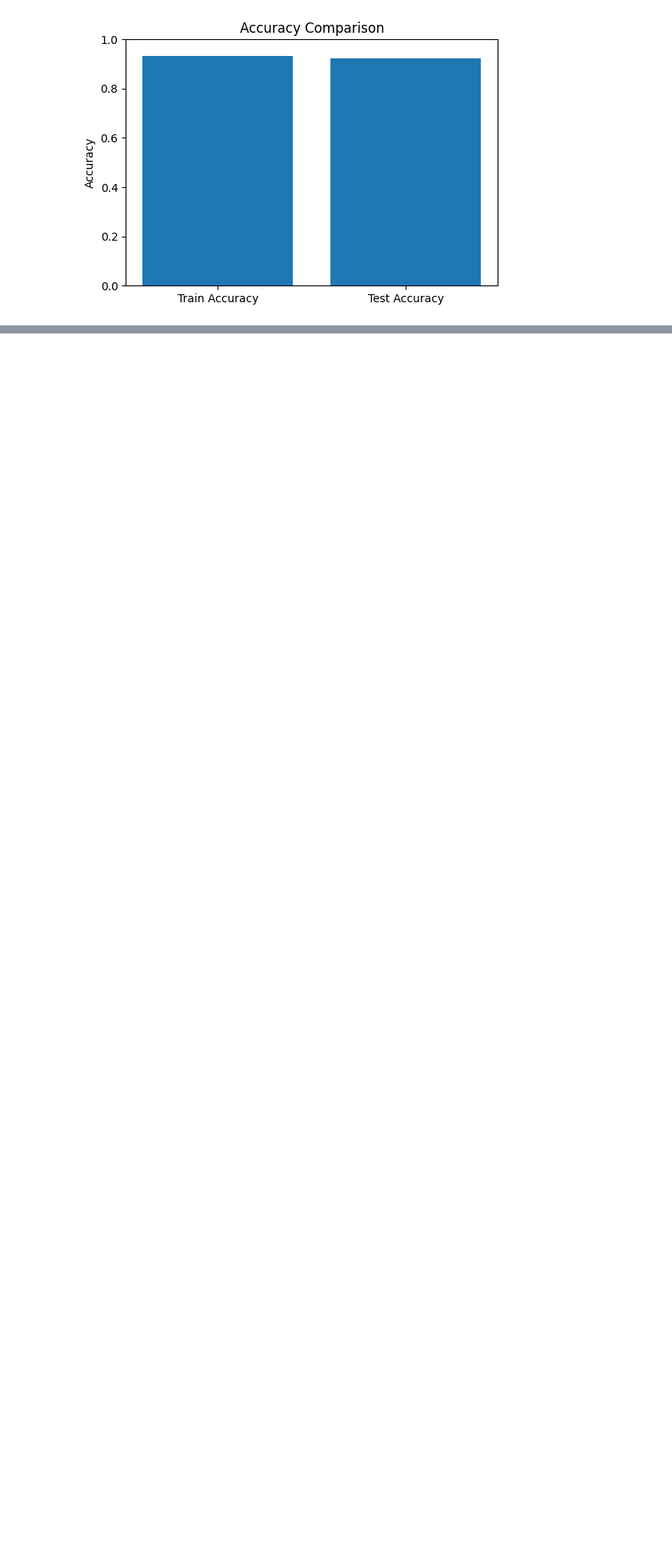
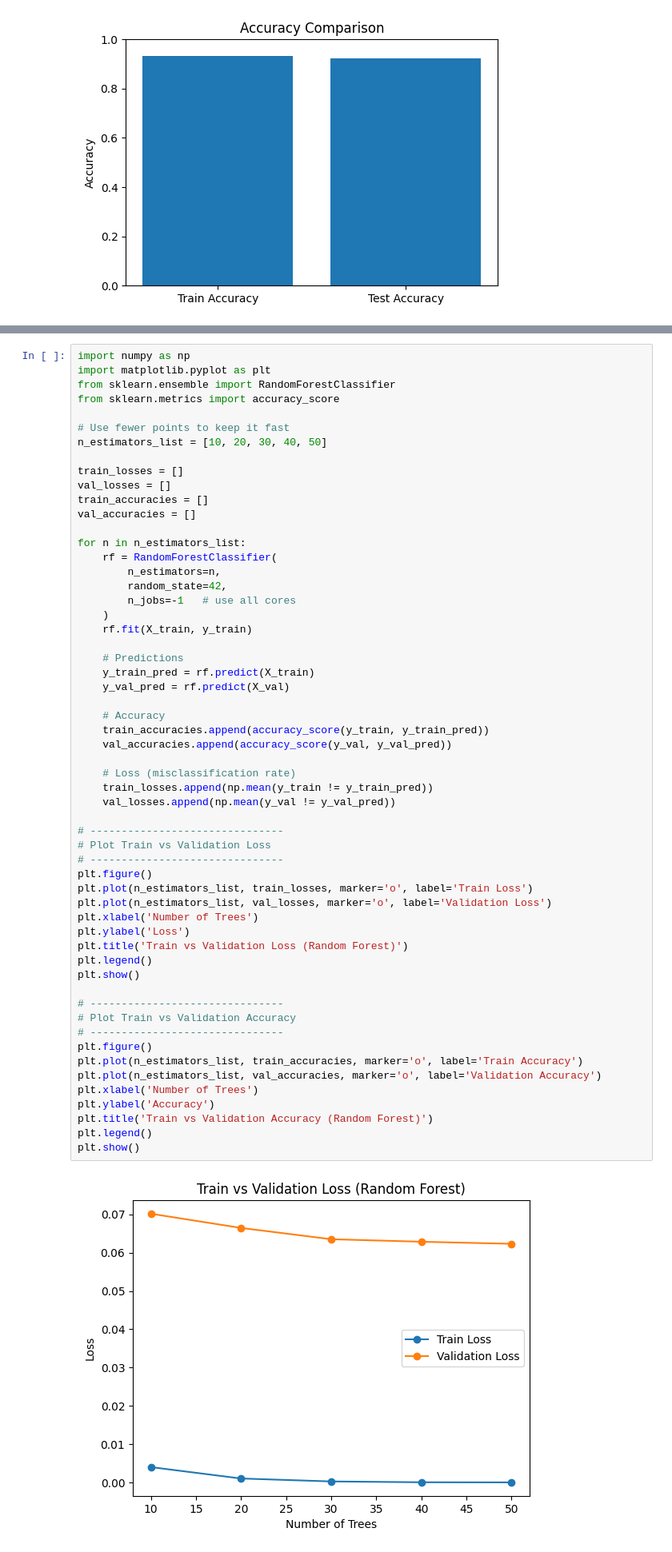
Before and after one commit to surya211099/DetectingPhishingEmail, a Jupyter notebook: DetectPhishingMail.ipynb, the cells around one changed output, grey strips where cells are left out. Shown at 80% size. Cells and saved outputs as stored; diff of their text form; blank space fills up the shorter version.

```diff
--- a/DetectPhishingMail.ipynb
+++ b/DetectPhishingMail.ipynb
@@ -961,0 +867,59 @@ plt.show()
+# %%
+import numpy as np
+import matplotlib.pyplot as plt
+from sklearn.ensemble import RandomForestClassifier
+from sklearn.metrics import accuracy_score
+
+# Use fewer points to keep it fast
+n_estimators_list = [10, 20, 30, 40, 50]
+
+train_losses = []
+val_losses = []
+train_accuracies = []
+val_accuracies = []
+
+for n in n_estimators_list:
+    rf = RandomForestClassifier(
+        n_estimators=n,
+        random_state=42,
+        n_jobs=-1   # use all cores
+    )
+    rf.fit(X_train, y_train)
+
+    # Predictions
+    y_train_pred = rf.predict(X_train)
+    y_val_pred = rf.predict(X_val)
+
+    # Accuracy
+    train_accuracies.append(accuracy_score(y_train, y_train_pred))
+    val_accuracies.append(accuracy_score(y_val, y_val_pred))
+
+    # Loss (misclassification rate)
+    train_losses.append(np.mean(y_train != y_train_pred))
+    val_losses.append(np.mean(y_val != y_val_pred))
+
+# -------------------------------
+# Plot Train vs Validation Loss
+# -------------------------------
+plt.figure()
+plt.plot(n_estimators_list, train_losses, marker='o', label='Train Loss')
+plt.plot(n_estimators_list, val_losses, marker='o', label='Validation Loss')
+plt.xlabel('Number of Trees')
+plt.ylabel('Loss')
+plt.title('Train vs Validation Loss (Random Forest)')
+plt.legend()
+plt.show()
+
+# -------------------------------
+# Plot Train vs Validation Accuracy
+# -------------------------------
+plt.figure()
+plt.plot(n_estimators_list, train_accuracies, marker='o', label='Train Accuracy')
+plt.plot(n_estimators_list, val_accuracies, marker='o', label='Validation Accuracy')
+plt.xlabel('Number of Trees')
+plt.ylabel('Accuracy')
+plt.title('Train vs Validation Accuracy (Random Forest)')
+plt.legend()
+plt.show()
+# %% [output]
+[figure, added]
```
Also changed, not shown: parts of 5 cells of this notebook.
